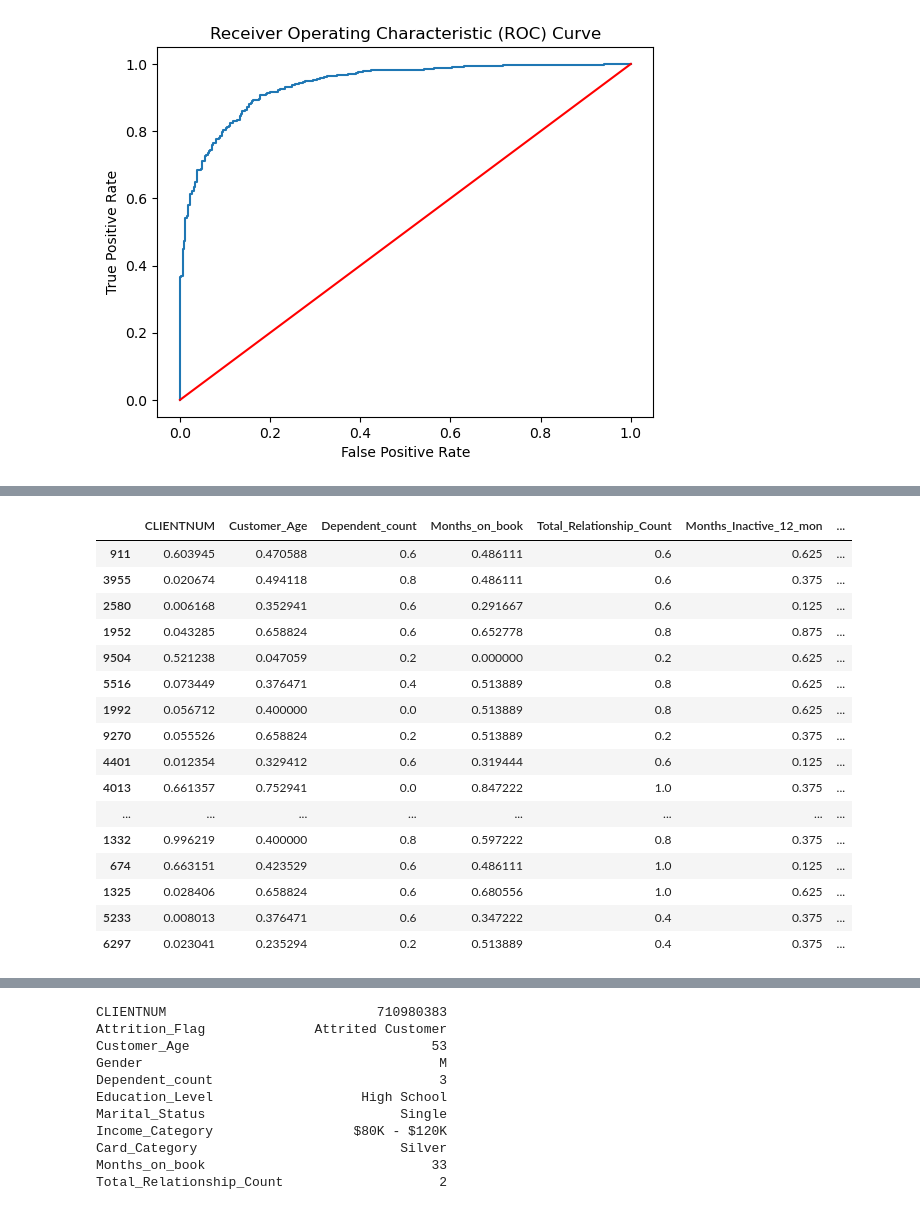
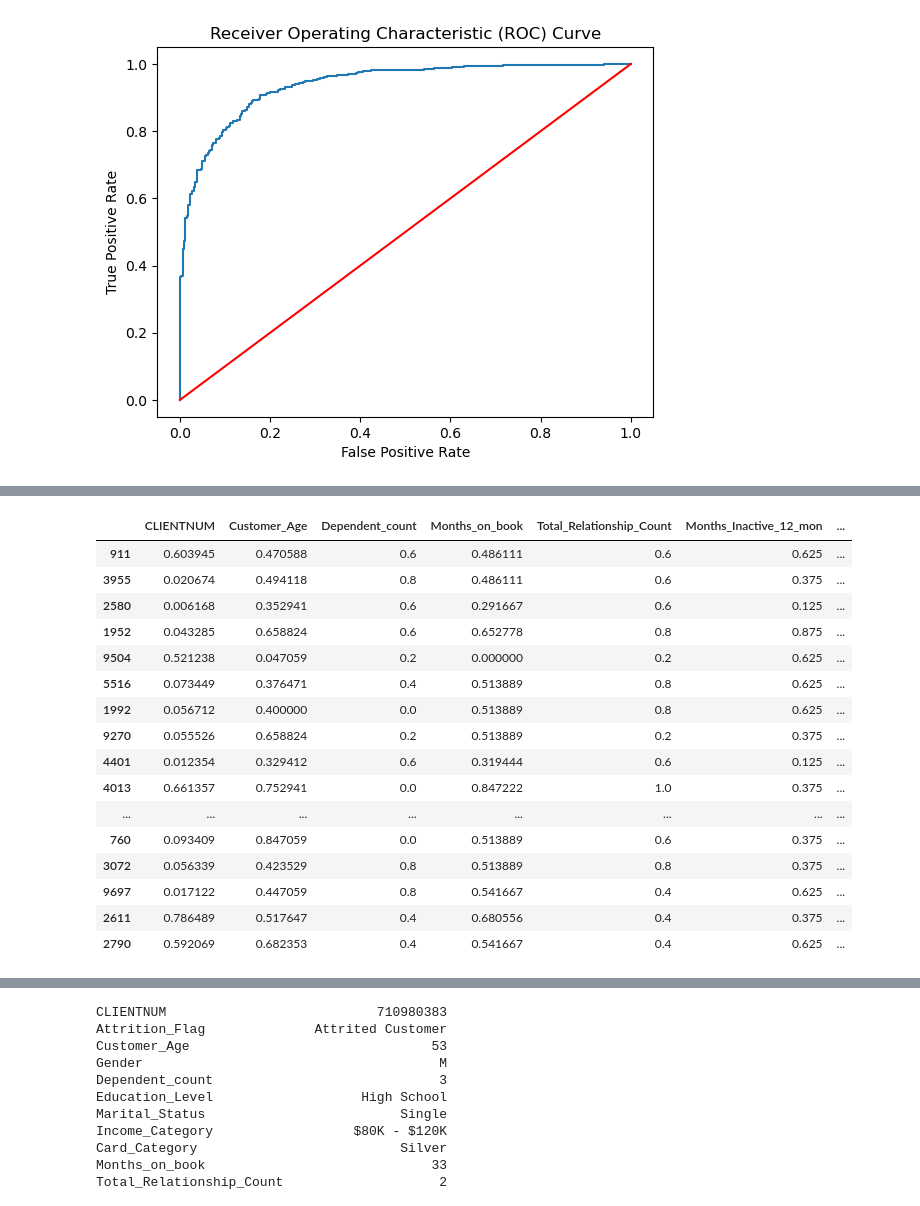
Before and after one commit to Zhassan8/learnbay_projects, a Jupyter notebook: bankchurners-recall-rate-98.ipynb, the cells around one changed output, grey strips where cells are left out. Saved outputs shown, nothing was run; the diff lists cells and outputs as text; code cells hidden in the pictures.

```diff
--- a/bankchurners-recall-rate-98.ipynb
+++ b/bankchurners-recall-rate-98.ipynb
@@ -852,22 +920,24 @@ X_test_new1["Actual_Y"]=Y_test
+# %%
+X_test_new1['Y_test_probability']=Y_test_probability
 # %%
 pd.set_option("display.max_rows",500)
 # %%
-X_test_new1.head(100)
+X_test_new1.head(50)
 # %% [output]
 |  | CLIENTNUM | Customer_Age | Dependent_count | Months_on_book | Total_Relationship_Count | Months_Inactive_12_mon | ... |
 | 911 | 0.603945 | 0.470588 | 0.6 | 0.486111 | 0.6 | 0.625 | ... |
 | 3955 | 0.020674 | 0.494118 | 0.8 | 0.486111 | 0.6 | 0.375 | ... |
 | 2580 | 0.006168 | 0.352941 | 0.6 | 0.291667 | 0.6 | 0.125 | ... |
 | 1952 | 0.043285 | 0.658824 | 0.6 | 0.652778 | 0.8 | 0.875 | ... |
 | 9504 | 0.521238 | 0.047059 | 0.2 | 0.000000 | 0.2 | 0.625 | ... |
 | 5516 | 0.073449 | 0.376471 | 0.4 | 0.513889 | 0.8 | 0.625 | ... |
 | 1992 | 0.056712 | 0.400000 | 0.0 | 0.513889 | 0.8 | 0.625 | ... |
 | 9270 | 0.055526 | 0.658824 | 0.2 | 0.513889 | 0.2 | 0.375 | ... |
 | 4401 | 0.012354 | 0.329412 | 0.6 | 0.319444 | 0.6 | 0.125 | ... |
 | 4013 | 0.661357 | 0.752941 | 0.0 | 0.847222 | 1.0 | 0.375 | ... |
 | ... | ... | ... | ... | ... | ... | ... | ... |
-| 1332 | 0.996219 | 0.400000 | 0.8 | 0.597222 | 0.8 | 0.375 | ... |
-| 674 | 0.663151 | 0.423529 | 0.6 | 0.486111 | 1.0 | 0.125 | ... |
-| 1325 | 0.028406 | 0.658824 | 0.6 | 0.680556 | 1.0 | 0.625 | ... |
-| 5233 | 0.008013 | 0.376471 | 0.6 | 0.347222 | 0.4 | 0.375 | ... |
-| 6297 | 0.023041 | 0.235294 | 0.2 | 0.513889 | 0.4 | 0.375 | ... |
+| 760 | 0.093409 | 0.847059 | 0.0 | 0.513889 | 0.6 | 0.375 | ... |
+| 3072 | 0.056339 | 0.423529 | 0.8 | 0.513889 | 0.8 | 0.375 | ... |
+| 9697 | 0.017122 | 0.447059 | 0.8 | 0.541667 | 0.4 | 0.625 | ... |
+| 2611 | 0.786489 | 0.517647 | 0.4 | 0.680556 | 0.4 | 0.375 | ... |
+| 2790 | 0.592069 | 0.682353 | 0.4 | 0.541667 | 0.4 | 0.625 | ... |
```
Also changed, not shown: parts of 42 cells of this notebook.
